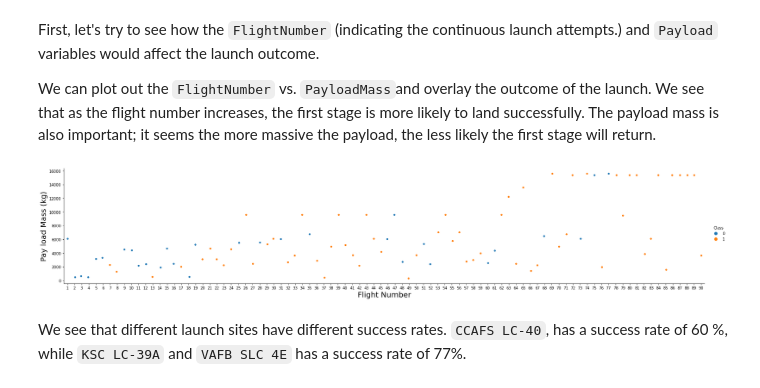
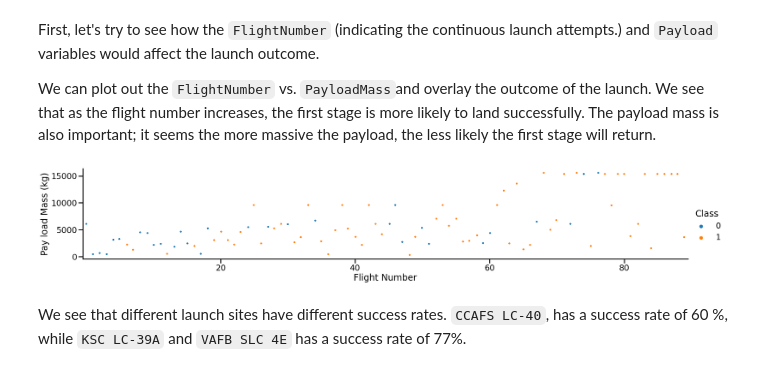
Before and after one commit to staceybellerose/data_science_capstone, a Jupyter notebook: Exploratory Analysis with Data Visualization.ipynb, the cells around one changed output. Saved outputs shown, nothing was run; the diff lists cells and outputs as text; code cells hidden in the pictures.

```diff
--- a/Exploratory Analysis with Data Visualization.ipynb
+++ b/Exploratory Analysis with Data Visualization.ipynb
@@ -68,12 +68,14 @@ First, let's try to see how the `FlightNumber` (indicating the continuous launch
 
 We can plot out the <code>FlightNumber</code> vs. <code>PayloadMass</code>and overlay the outcome of the launch. We see that as the flight number increases, the first stage is more likely to land successfully. The payload mass is also important; it seems the more massive the payload, the less likely the first stage will return.
 # %%
+sns.set_context("poster")
 sns.catplot(y="PayloadMass", x="FlightNumber", hue="Class", data=df, aspect = 5)
-plt.xlabel("Flight Number",fontsize=20)
-plt.ylabel("Pay load Mass (kg)",fontsize=20)
+plt.xticks([20,40,60,80],[20,40,60,80])
+plt.xlabel("Flight Number")
+plt.ylabel("Pay load Mass (kg)")
 plt.show()
 # %% [output]
-[figure, old version]
+[figure, new version]
 # %% [markdown]
 We see that different launch sites have different success rates.  <code>CCAFS LC-40</code>, has a success rate of 60 %, while  <code>KSC LC-39A</code> and <code>VAFB SLC 4E</code> has a success rate of 77%.
 # %% [markdown]
```
Also changed, not shown: parts of 14 cells of this notebook.
